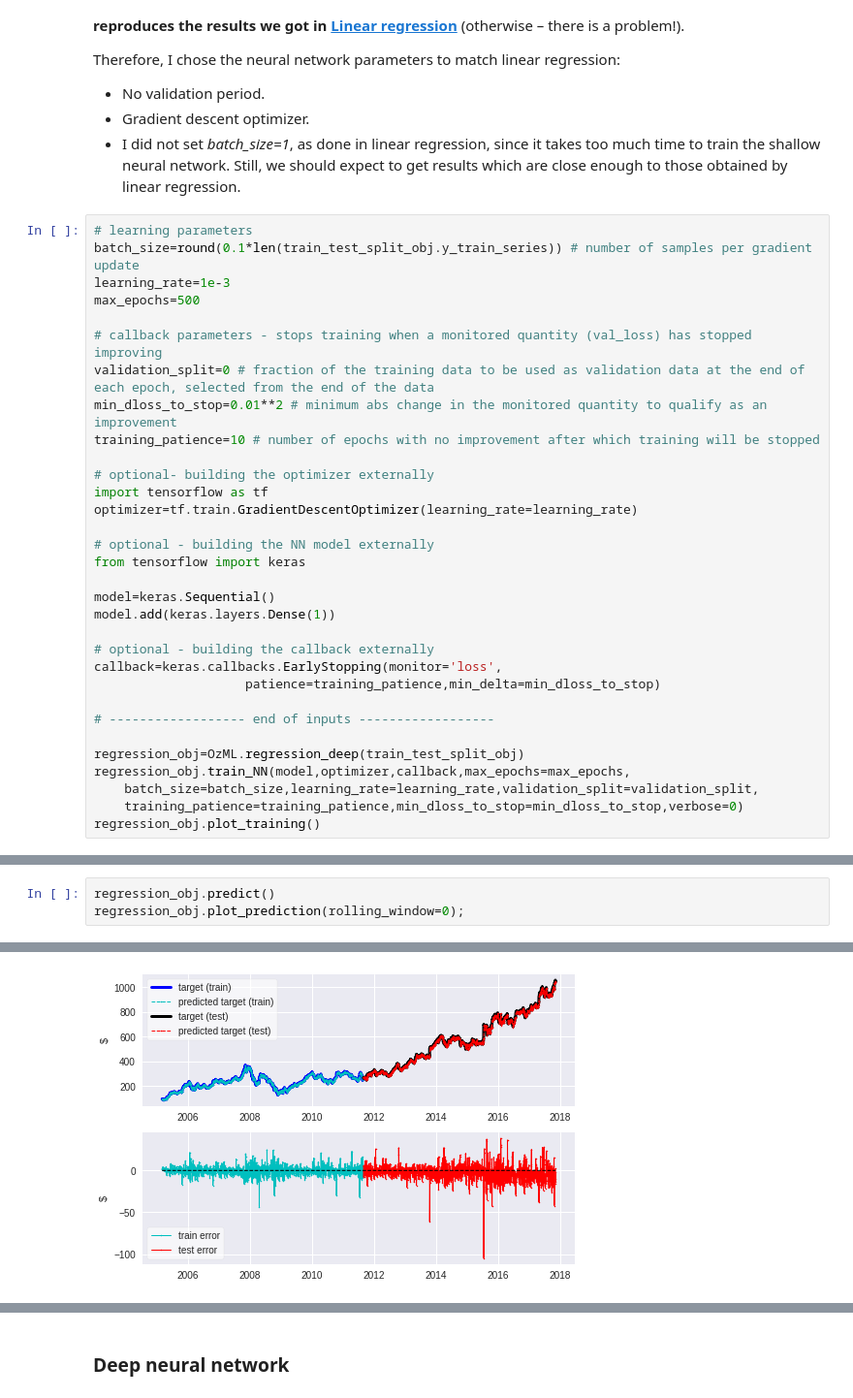
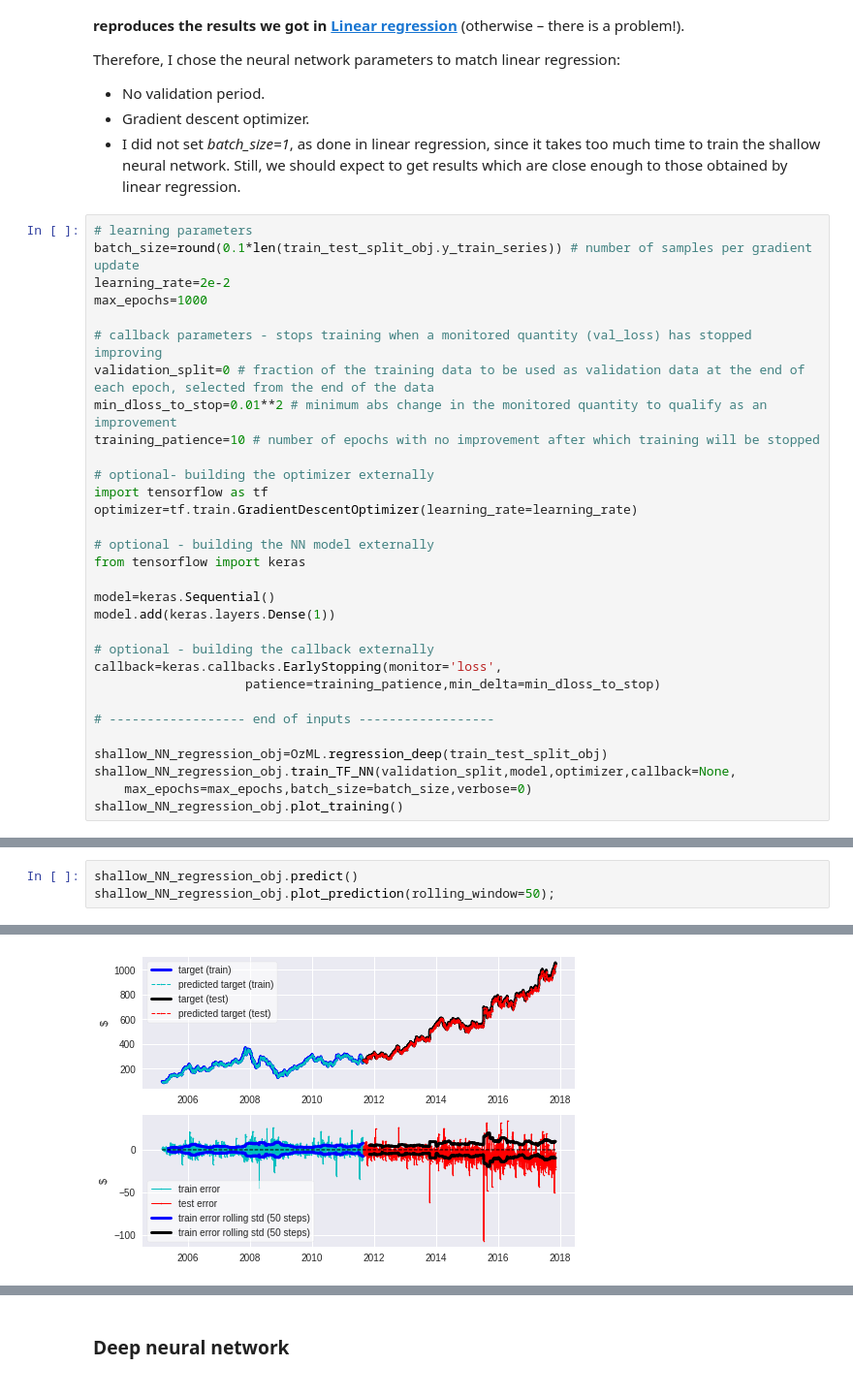
Before and after one commit to Ozziko/AlgoTradingAI, a Jupyter notebook: Oz_Livneh_Algo_Trading_AI.ipynb, the cells around one changed output, grey strips where cells are left out. Shown at 97% size. Cells and saved outputs as stored; diff of their text form.

```diff
--- a/Oz_Livneh_Algo_Trading_AI.ipynb
+++ b/Oz_Livneh_Algo_Trading_AI.ipynb
@@ -976,8 +988,8 @@ Therefore, I chose the neural network parameters to match linear regression:
 # %%
 # learning parameters
 batch_size=round(0.1*len(train_test_split_obj.y_train_series)) # number of samples per gradient update
-learning_rate=1e-3
-max_epochs=500
+learning_rate=2e-2
+max_epochs=1000
 
 # callback parameters - stops training when a monitored quantity (val_loss) has stopped improving
 validation_split=0 # fraction of the training data to be used as validation data at the end of each epoch, selected from the end of the data
@@ -1000,9 +1012,8 @@ callback=keras.callbacks.EarlyStopping(monitor='loss',
 
 # ------------------ end of inputs ------------------
 
-regression_obj=OzML.regression_deep(train_test_split_obj)
-regression_obj.train_NN(model,optimizer,callback,max_epochs=max_epochs,
-    batch_size=batch_size,learning_rate=learning_rate,validation_split=validation_split,
-    training_patience=training_patience,min_dloss_to_stop=min_dloss_to_stop,verbose=0)
-regression_obj.plot_training()
+shallow_NN_regression_obj=OzML.regression_deep(train_test_split_obj)
+shallow_NN_regression_obj.train_TF_NN(validation_split,model,optimizer,callback=None,
+    max_epochs=max_epochs,batch_size=batch_size,verbose=0)
+shallow_NN_regression_obj.plot_training()
 # %% [output]
@@ -1018,6 +1031,6 @@ regression_obj.plot_training()
 
 Let's have a look at the prediction of this shallow neural network, to compare with the linear regression prediction, and also as a reminder of the baseline for the rest of the section:
 # %%
-regression_obj.predict()
-regression_obj.plot_prediction(rolling_window=0);
+shallow_NN_regression_obj.predict()
+shallow_NN_regression_obj.plot_prediction(rolling_window=50);
 # %% [output]
@@ -1027,2 +1040,2 @@ regression_obj.plot_prediction(rolling_window=0);
-[figure, old version]
+[figure, new version]
 # %% [markdown]
```
Also changed, not shown: parts of 59 cells of this notebook.
